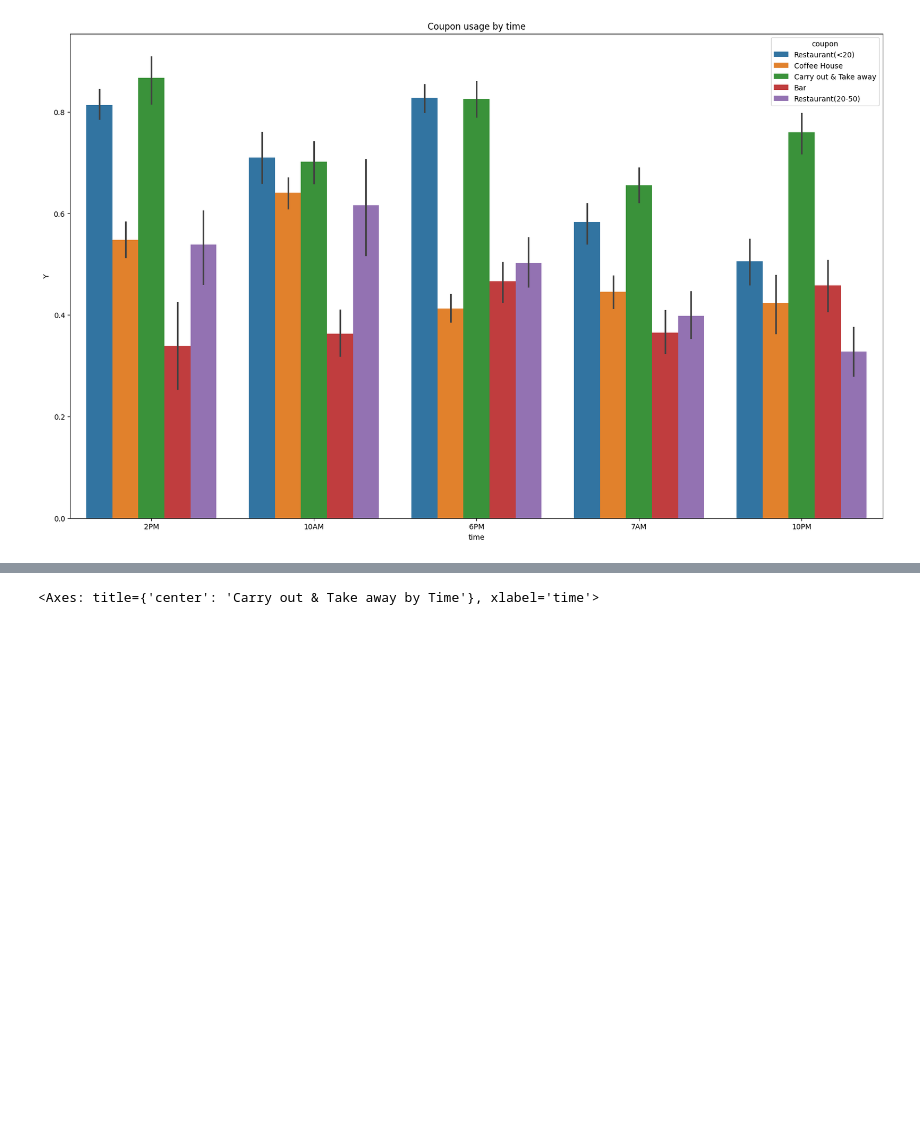
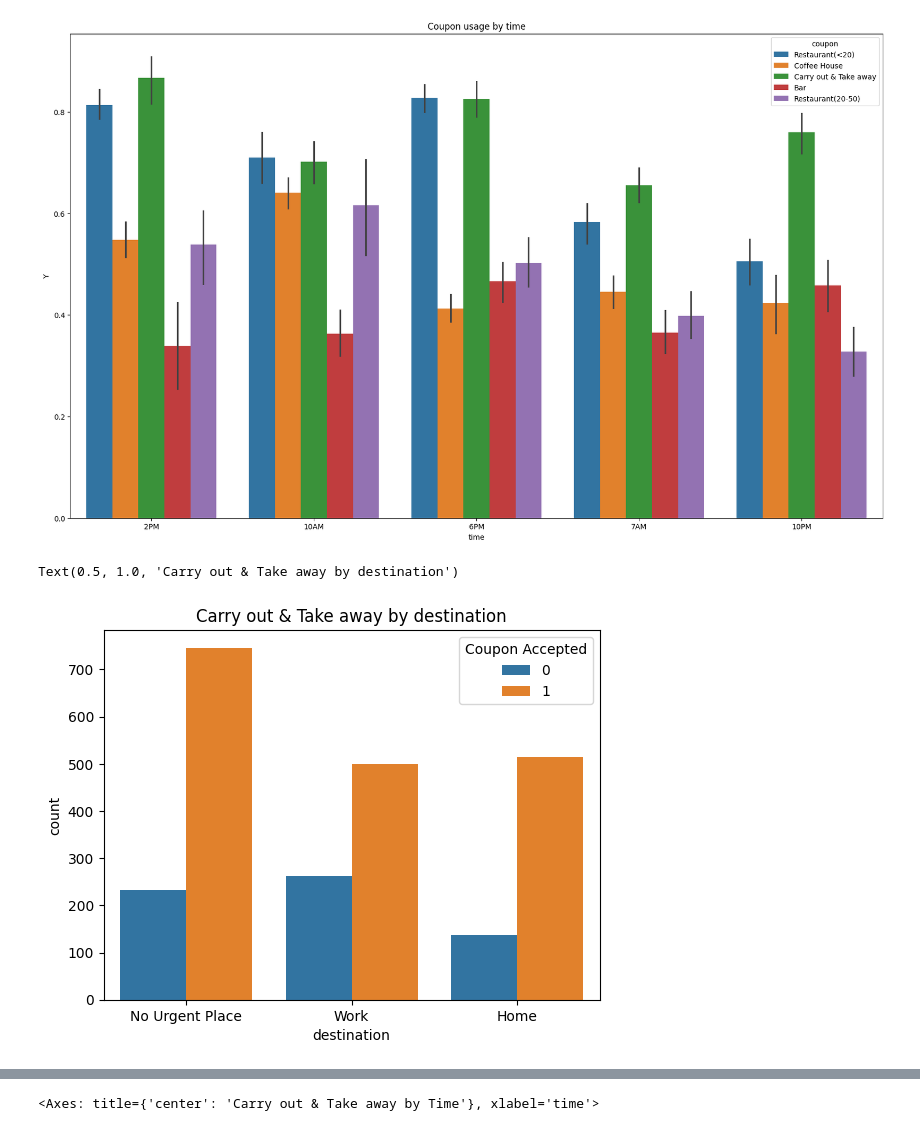
Before and after one commit to gprlearn/portfolio, a Jupyter notebook: notebooks/coupon_analysis.ipynb, the cells around one changed output, grey strips where cells are left out. Drawn from its saved outputs; the diff is of its cells as text; code cells hidden in the pictures; blank space fills up the shorter version.

```diff
--- a/notebooks/coupon_analysis.ipynb
+++ b/notebooks/coupon_analysis.ipynb
@@ -504,6 +532,15 @@ Restaurant(20-50)        125
 Name: count, dtype: int64
 Text(0.5, 1.0, 'Coupon usage by time')
 [figure]
+# %%
+# if carry out is our target coupon, whats our target demographic?
+
+sns.countplot(x='destination', data=df[(df['coupon'] =='Carry out & Take away')], hue='Y')
+plt.legend(title='Coupon Accepted')
+plt.title('Carry out & Take away by destination')
+# %% [output]
+Text(0.5, 1.0, 'Carry out & Take away by destination')
+[figure, added]
 # %%
 # if carry out is our target coupon, whats our target demographic?
 
```
Also changed, not shown: parts of 3 cells of this notebook, 2 other files.
